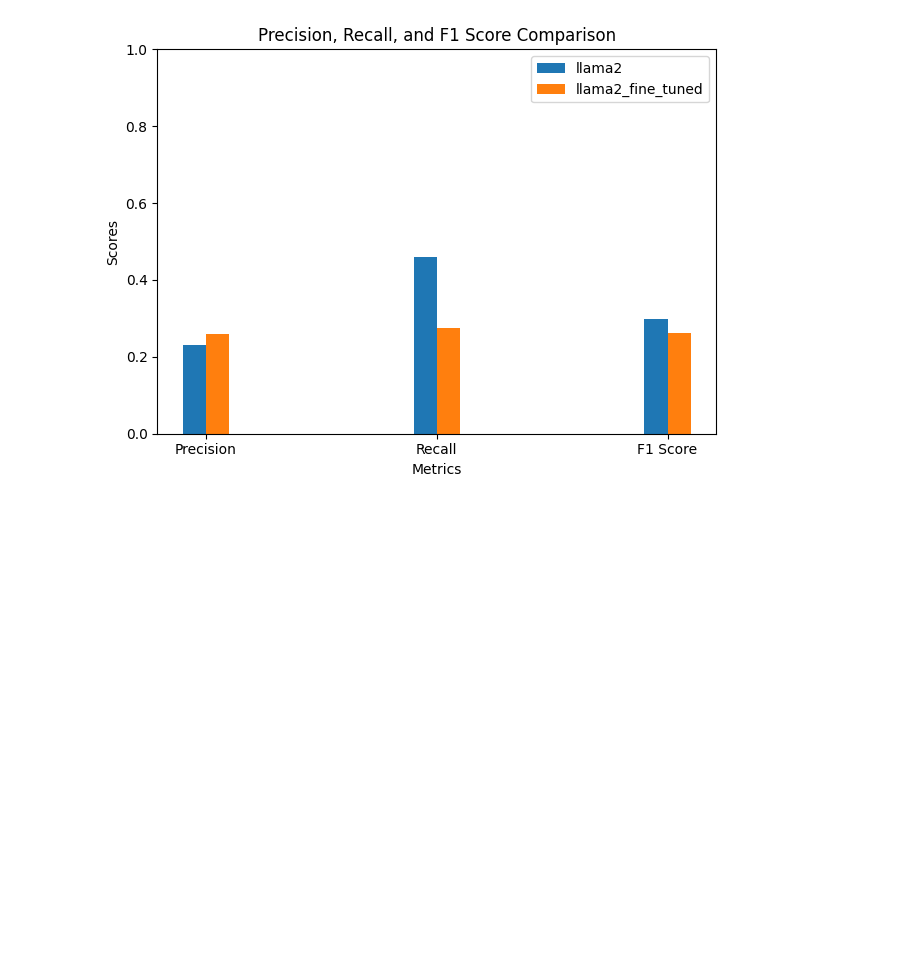
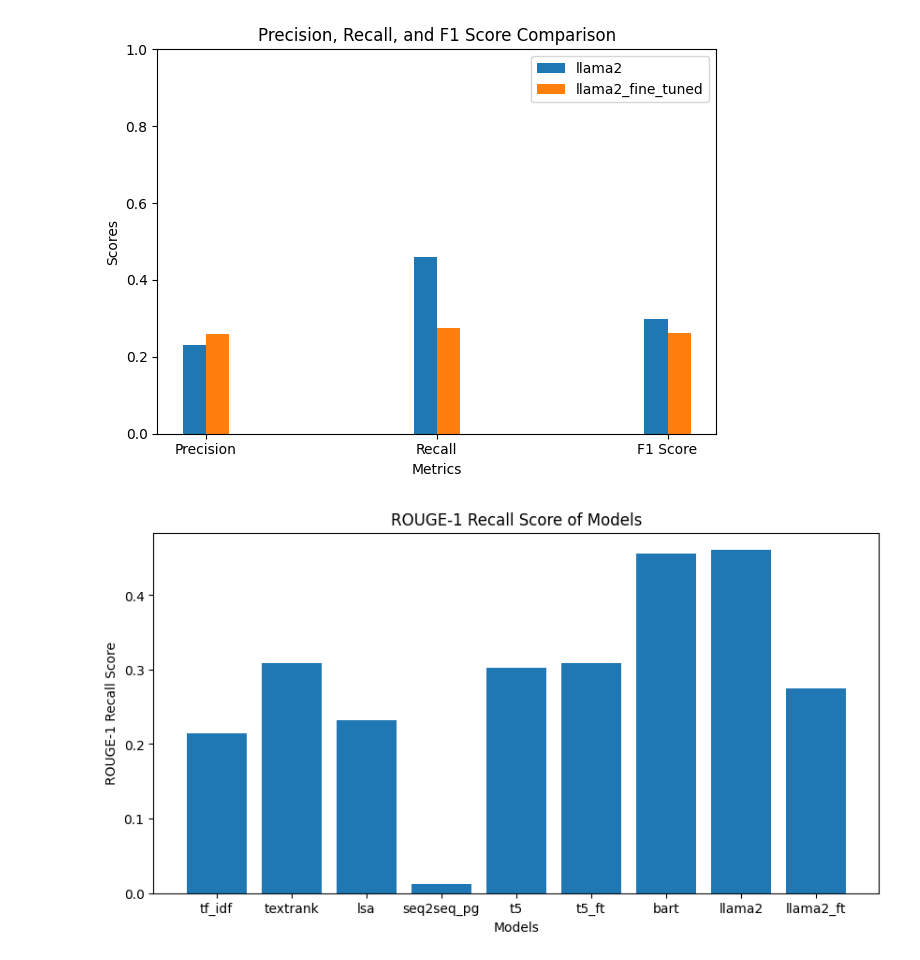
Before and after one commit to vijayjawali/aroha, a Jupyter notebook: utils/metrics.ipynb, the cells around one changed output. Drawn from its saved outputs; the diff is of its cells as text; code cells hidden in the pictures; blank space fills up the shorter version.

```diff
--- a/utils/metrics.ipynb
+++ b/utils/metrics.ipynb
@@ -525,3 +504,13 @@ plt.tight_layout()
 plt.show()
 # %% [output]
 [figure]
+# %%
+# bar plot of ROUGE-1 recall scores of all models
+plt.figure(figsize=(10, 5))
+plt.bar(['tf_idf', 'textrank', 'lsa', 'seq2seq_pg', 't5', 't5_ft', 'bart', 'llama2', 'llama2_ft'], [tf_idf_rouge_1_recall, textrank_rouge_1_recall, lsa_rouge_1_recall, seq2seq_pg_rouge_1_recall, t5_rouge_1_recall, t5_fine_tuned_rouge_1_recall, bart_rouge_1_recall, llama2_rouge_1_recall, llama2_fine_tuned_rouge_1_recall])
+plt.xlabel('Models')
+plt.ylabel('ROUGE-1 Recall Score')
+plt.title('ROUGE-1 Recall Score of Models')
+plt.show()
+# %% [output]
+[figure, added]
```
Also changed, not shown: parts of 4 cells of this notebook, 9 other files.
